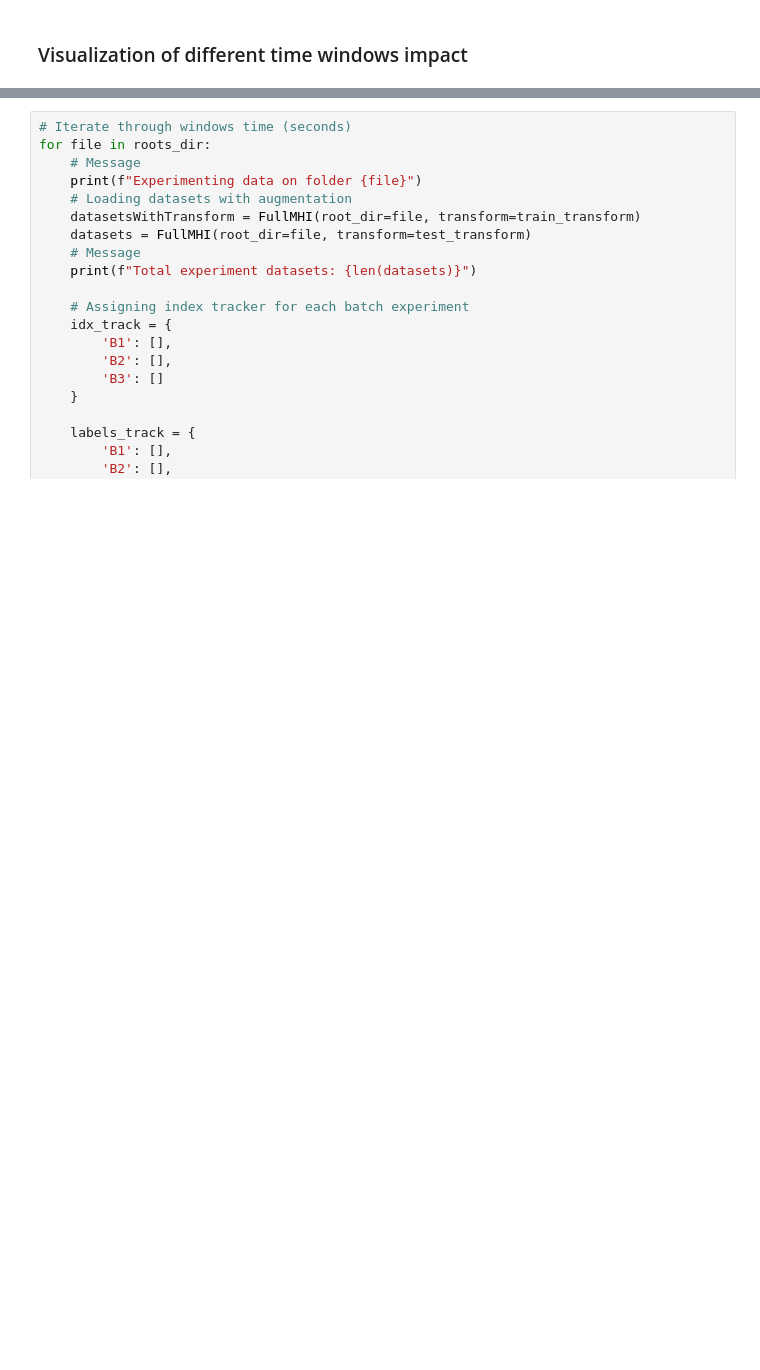
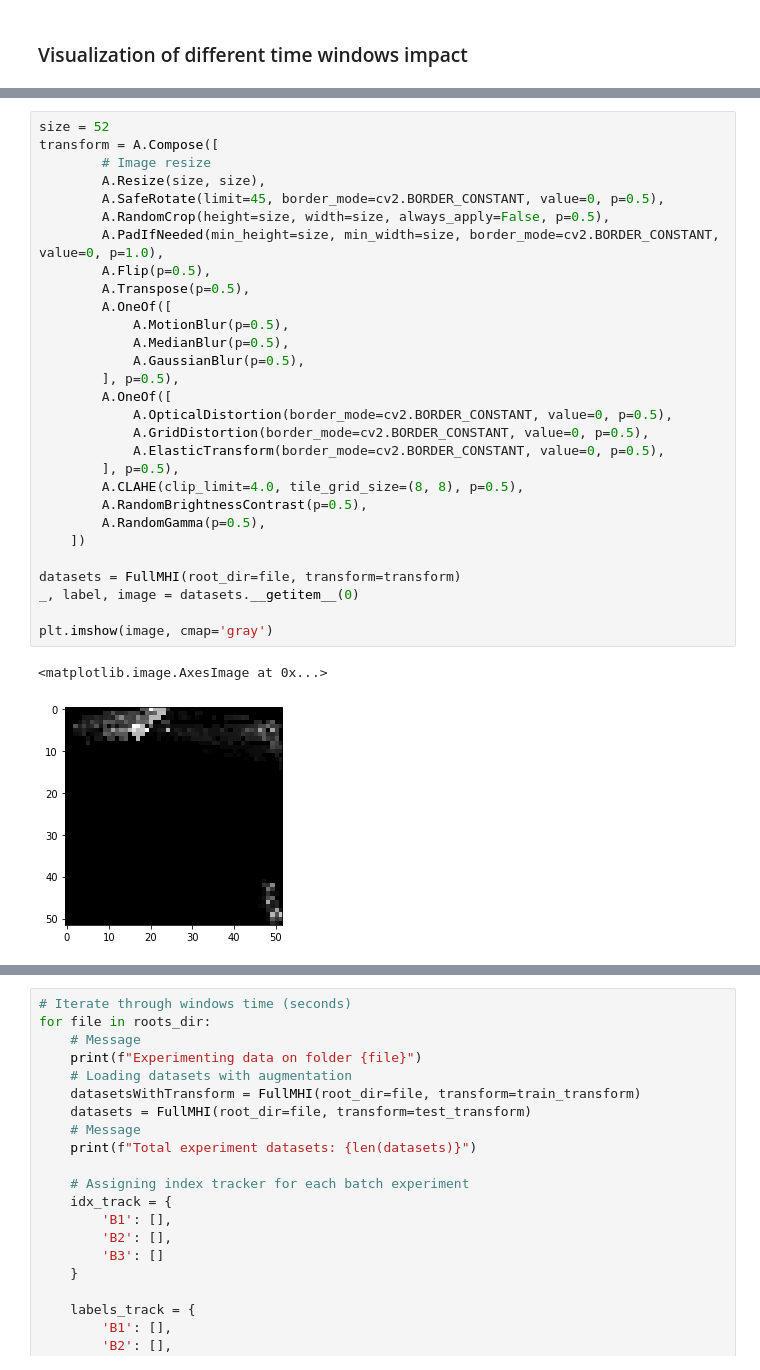
Before and after one commit to isaacebi/Aquaculture-Intelligence, a Jupyter notebook: notebooks/000-MHI-window_time-modelling.ipynb, the cells around one changed output, grey strips where cells are left out. Drawn from its saved outputs; the diff is of its cells as text; blank space fills up the shorter version.

```diff
--- a/notebooks/000-MHI-window_time-modelling.ipynb
+++ b/notebooks/000-MHI-window_time-modelling.ipynb
@@ -410,3 +426,35 @@ class Time_Windows_Selector:
+# %%
+size = 52
+transform = A.Compose([
+        # Image resize
+        A.Resize(size, size),
+        A.SafeRotate(limit=45, border_mode=cv2.BORDER_CONSTANT, value=0, p=0.5),
+        A.RandomCrop(height=size, width=size, always_apply=False, p=0.5),
+        A.PadIfNeeded(min_height=size, min_width=size, border_mode=cv2.BORDER_CONSTANT, value=0, p=1.0),
+        A.Flip(p=0.5),
+        A.Transpose(p=0.5),
+        A.OneOf([
+            A.MotionBlur(p=0.5),
+            A.MedianBlur(p=0.5),
+            A.GaussianBlur(p=0.5),
+        ], p=0.5),
+        A.OneOf([
+            A.OpticalDistortion(border_mode=cv2.BORDER_CONSTANT, value=0, p=0.5),
+            A.GridDistortion(border_mode=cv2.BORDER_CONSTANT, value=0, p=0.5),
+            A.ElasticTransform(border_mode=cv2.BORDER_CONSTANT, value=0, p=0.5),
+        ], p=0.5),
+        A.CLAHE(clip_limit=4.0, tile_grid_size=(8, 8), p=0.5),
+        A.RandomBrightnessContrast(p=0.5),
+        A.RandomGamma(p=0.5),
+    ])
+
+datasets = FullMHI(root_dir=file, transform=transform)
+_, label, image = datasets.__getitem__(0)
+
+plt.imshow(image, cmap='gray')
+# %% [output]
+<matplotlib.image.AxesImage at 0x...>
+[figure, added]
 # %%
 image_size = [8, 16, 32, 52, 64, 128, 224, 256]
 results = pd.DataFrame()
```
Also changed, not shown: parts of 7 cells of this notebook.
